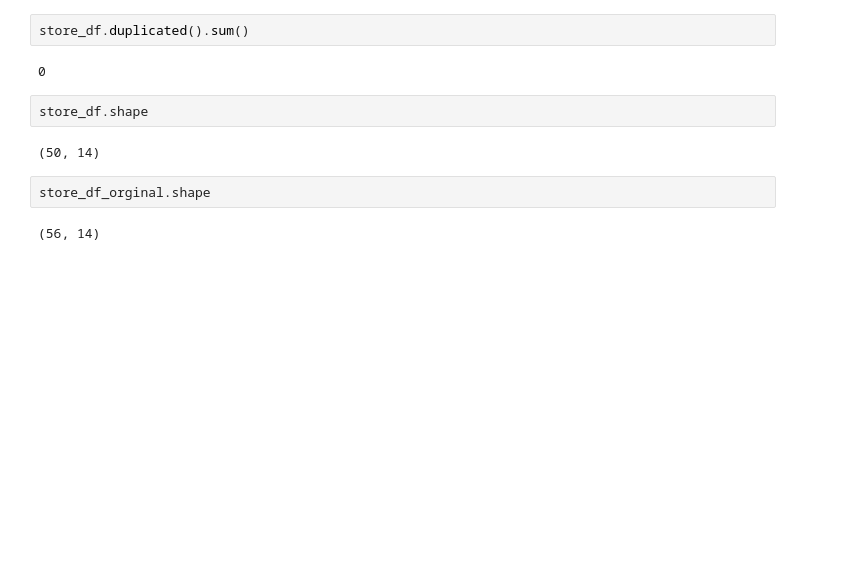
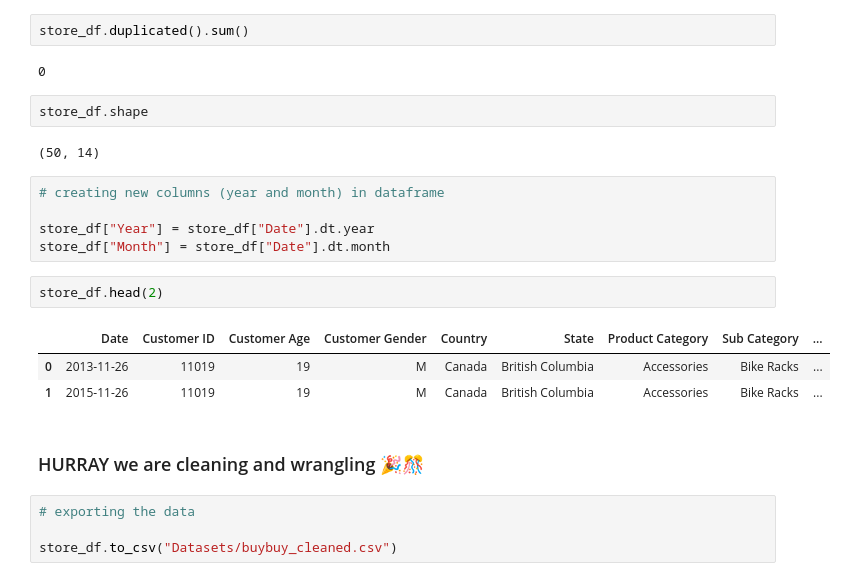
Before and after one commit to Ebuka21/DA_Data_Science_101, a Jupyter notebook: Data exploration and Visualization.ipynb, the cells around one changed output. Drawn from its saved outputs; the diff is of its cells as text; blank space fills up the shorter version.

Commit message:
Cleaned and added new dataset and new notebook

```diff
--- a/Data exploration and Visualization.ipynb
+++ b/Data exploration and Visualization.ipynb
@@ -345,7 +337,20 @@ store_df.duplicated().sum()
 store_df.shape
 # %% [output]
 (50, 14)
-# %%
-store_df_orginal.shape
-# %% [output]
-(56, 14)
+# %%
+# creating new columns (year and month) in dataframe
+
+store_df["Year"] = store_df["Date"].dt.year
+store_df["Month"] = store_df["Date"].dt.month
+# %%
+store_df.head(2)
+# %% [output]
+|  | Date | Customer ID | Customer Age | Customer Gender | Country | State | Product Category | Sub Category | ... |
+| 0 | 2013-11-26 | 11019 | 19 | M | Canada | British Columbia | Accessories | Bike Racks | ... |
+| 1 | 2015-11-26 | 11019 | 19 | M | Canada | British Columbia | Accessories | Bike Racks | ... |
+# %% [markdown]
+### HURRAY we are cleaning and wrangling 🎉🎊
+# %%
+# exporting the data
+
+store_df.to_csv("Datasets/buybuy_cleaned.csv")
```
Also changed, not shown: parts of 2 cells of this notebook, 3 other files.
